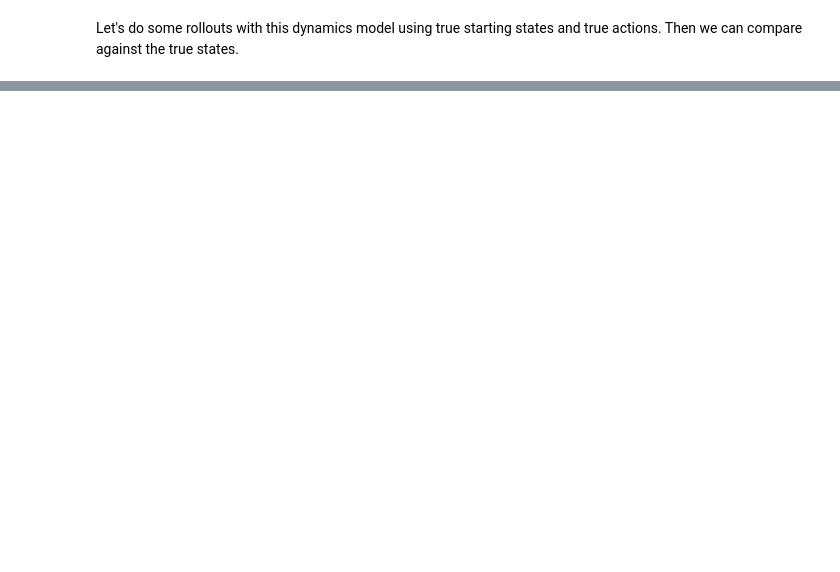
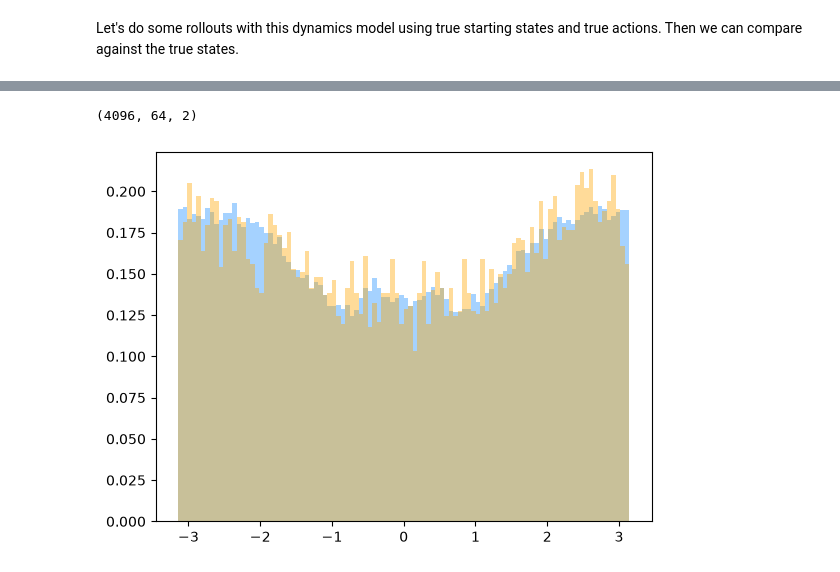
Before and after one commit to mathDR/jax-mc-pilco, a Jupyter notebook: training_notebook.ipynb, the cells around one changed output, grey strips where cells are left out. Cells and saved outputs as stored; diff of their text form; code cells hidden in the pictures; blank space fills up the shorter version.

Commit message:
trying the circular flow

```diff
--- a/training_notebook.ipynb
+++ b/training_notebook.ipynb
@@ -155,0 +179,4 @@ for d in range(pred_next_states.shape[-1]):
+# %%
+theta.shape
+# %% [output]
+(4096, 64, 2)
@@ -155,0 +193,19 @@ for d in range(pred_next_states.shape[-1]):
+# %%
+key, flow_key = jax.random.split(key)
+flow_dim = 1
+flow = coupling_flow(
+    key=flow_key,
+    base_dist=Uniform(
+        minval=jnp.full((flow_dim,), -jnp.pi),
+        maxval=jnp.full((flow_dim,), jnp.pi)
+    ),
+    #cond_dim=deter_dim,
+    #transformer=CircularRationalQuadraticSpline(knots=8,),
+    transformer=RationalQuadraticSpline(knots=8,interval=jnp.pi),
+    nn_width=256,
+    nn_depth=2,
+    flow_layers=4,
+)
+# %%
+key, sample_key = jax.random.split(key)
+z0 = flow.sample(sample_key, (10_000,))
@@ -155,0 +214,11 @@ for d in range(pred_next_states.shape[-1]):
+# %%
+key, fit_key = jax.random.split(key)
+fit_flow1, losses = fit_to_data(fit_key, flow, data=theta[:,:,0].flatten()[:,jnp.newaxis], learning_rate=1e-3)
+# %%
+key, sample_key = jax.random.split(key)
+z1 = fit_flow.sample(sample_key, (10_000,))
+# %%
+plt.hist(theta[:,:,0].flatten(),100,density=True, color='dodgerblue', alpha=0.4);
+plt.hist(z1,100,density=True, color='orange', alpha=0.4);
+# %% [output]
+[figure, added]
```
Also changed, not shown: parts of 21 cells of this notebook, 2 other files.
